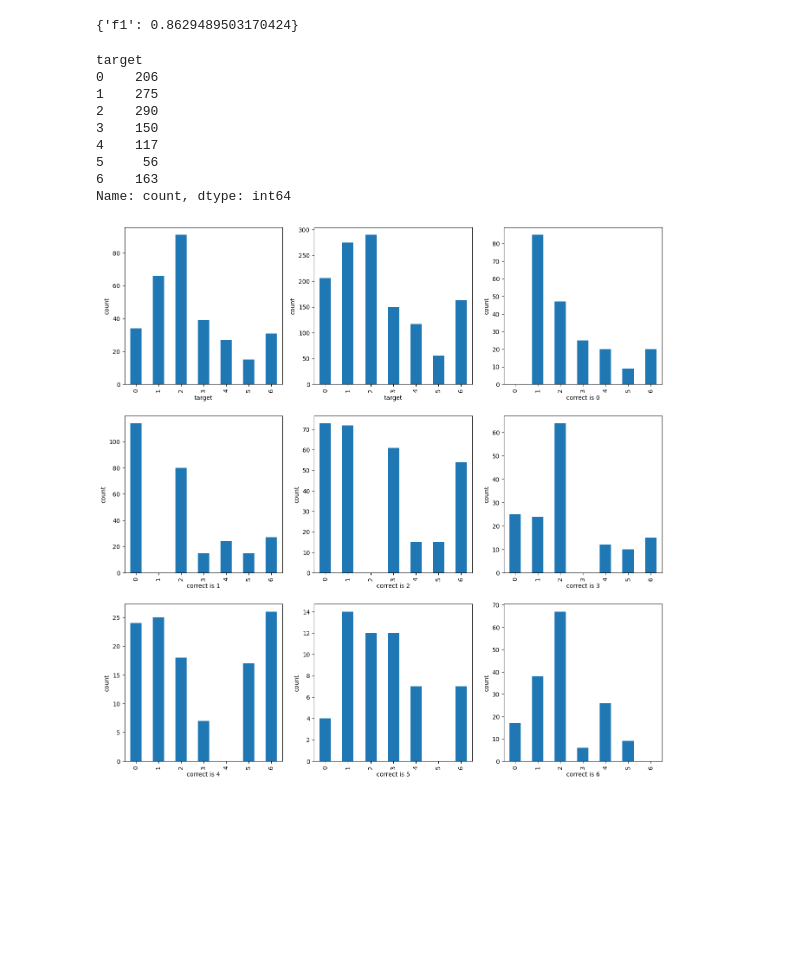
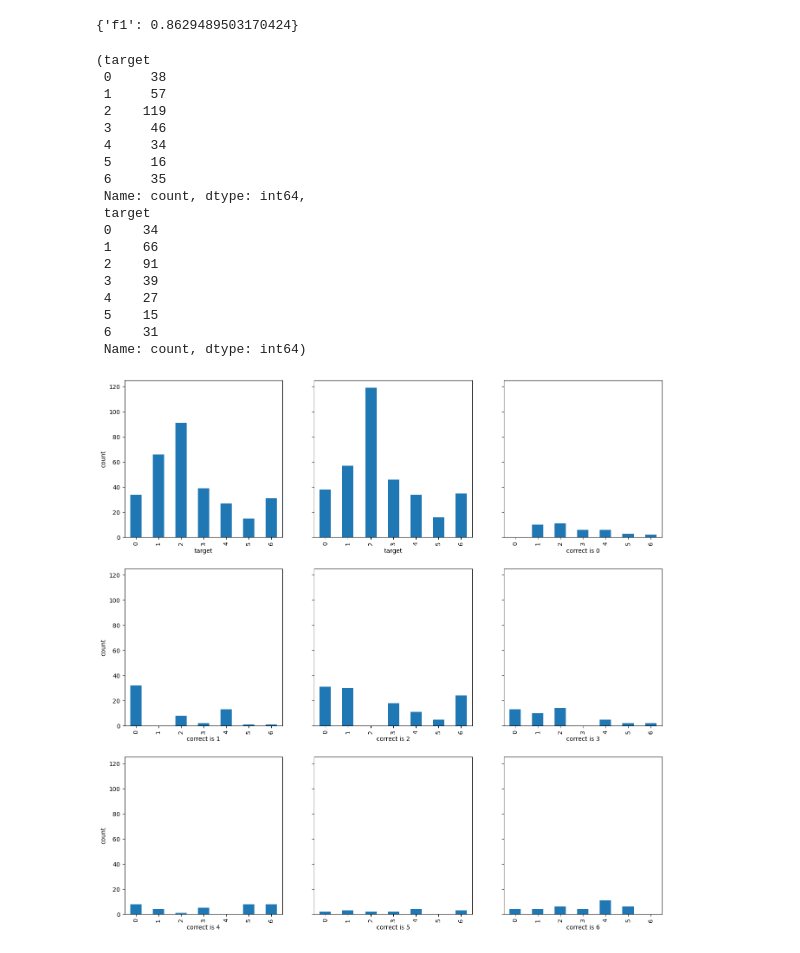
Before and after one commit to SangGank/bc_project3, a Jupyter notebook: analysis/dataAnalysis.ipynb, the cells around one changed output. Saved outputs shown, nothing was run; the diff lists cells and outputs as text; code cells hidden in the pictures; blank space fills up the shorter version.

```diff
--- a/analysis/dataAnalysis.ipynb
+++ b/analysis/dataAnalysis.ipynb
@@ -136,0 +144,11 @@ Name: count, dtype: int64
+# %%
+valid = pd.read_csv('../dev/dev_add2_1000.csv')
+
+fig, axes =plt.subplots(3,3,figsize=(16,16),sharey='all')
+axes =axes.flatten()
+valid_origin[valid_origin.target != valid_origin.pred_target].target.value_counts().reindex(range(7)).plot(kind='bar',ax=axes[0],ylabel='count')
+
+valid[valid.target != valid.pred_target].target.value_counts().reindex(range(7)).plot(kind='bar',ax=axes[1],ylabel='count')
+for i in range(7):
+    valid[(valid.target != valid.pred_target) & (valid.target==i) ].pred_target.value_counts().reindex(range(7)).plot(kind='bar',ax=axes[i+2],xlabel=f'correct is {i}',ylabel='count')
+valid[valid.target != valid.pred_target].target.value_counts().reindex(range(7)),valid_origin[valid_origin.target != valid_origin.pred_target].target.value_counts().reindex(range(7))
@@ -137,6 +175,5 @@ Name: count, dtype: int64
 # %%
-valid = pd.read_csv('../dev_add2_600.csv')
-
+valid = pd.read_csv('../dev/dev_remove_punc2_600.csv')
 fig, axes =plt.subplots(3,3,figsize=(16,16))
 axes =axes.flatten()
 valid[valid.target != valid.pred_target].target.value_counts().reindex(range(7)).plot(kind='bar',ax=axes[0],ylabel='count')
@@ -157,8 +193,0 @@ Name: count, dtype: int64
-# %%
-valid = pd.read_csv('../dev_add2_1000.csv')
-fig, axes =plt.subplots(3,3,figsize=(16,16))
-axes =axes.flatten()
-valid[valid.target != valid.pred_target].target.value_counts().reindex(range(7)).plot(kind='bar',ax=axes[0],ylabel='count')
-for i in range(7):
-    valid[(valid.target != valid.pred_target) & (valid.target==i) ].pred_target.value_counts().reindex(range(7)).plot(kind='bar',ax=axes[i+1],xlabel=f'correct is {i}',ylabel='count')
-valid[valid.target != valid.pred_target].target.value_counts().reindex(range(7))
@@ -176,8 +193,0 @@ Name: count, dtype: int64
-# %%
-valid = pd.read_csv('../dev_remove_punc2_600.csv')
-fig, axes =plt.subplots(3,3,figsize=(16,16))
-axes =axes.flatten()
-valid[valid.target != valid.pred_target].target.value_counts().reindex(range(7)).plot(kind='bar',ax=axes[0],ylabel='count')
-for i in range(7):
-    valid[(valid.target != valid.pred_target) & (valid.target==i) ].pred_target.value_counts().reindex(range(7)).plot(kind='bar',ax=axes[i+1],xlabel=f'correct is {i}',ylabel='count')
-valid[valid.target != valid.pred_target].target.value_counts().reindex(range(7))
@@ -239,25 +238,34 @@ f1.compute(predictions= valid2.pred_target, references=valid2.target, average='m
 {'f1': 0.8629489503170424}
 # %%
 valid = pd.read_csv('../dev/dev_arg2000.csv')
-fig, axes =plt.subplots(3,3,figsize=(16,16))
+fig, axes =plt.subplots(3,3,figsize=(16,16),sharey='all')
 axes =axes.flatten()
 valid_origin[valid_origin.target != valid_origin.pred_target].target.value_counts().reindex(range(7)).plot(kind='bar',ax=axes[0],ylabel='count')
 
 valid[valid.target != valid.pred_target].target.value_counts().reindex(range(7)).plot(kind='bar',ax=axes[1],ylabel='count')
 for i in range(7):
     valid[(valid.target != valid.pred_target) & (valid.target==i) ].pred_target.value_counts().reindex(range(7)).plot(kind='bar',ax=axes[i+2],xlabel=f'correct is {i}',ylabel='count')
-valid[valid.target != valid.pred_target].target.value_counts().reindex(range(7))
+valid[valid.target != valid.pred_target].target.value_counts().reindex(range(7)),valid_origin[valid_origin.target != valid_origin.pred_target].target.value_counts().reindex(range(7))
 # %% [output]
-target
-0    206
-1    275
-2    290
-3    150
-4    117
-5     56
-6    163
-Name: count, dtype: int64
+(target
+ 0     38
+ 1     57
+ 2    119
+ 3     46
+ 4     34
+ 5     16
+ 6     35
+ Name: count, dtype: int64,
+ target
+ 0    34
+ 1    66
+ 2    91
+ 3    39
+ 4    27
+ 5    15
+ 6    31
+ Name: count, dtype: int64)
-[figure, old version]
+[figure, new version]
 # %%
 valid = pd.read_csv('../dev/dev_remove2000.csv')
 fig, axes =plt.subplots(3,3,figsize=(16,16))
```
Also changed, not shown: parts of 18 cells of this notebook, 11 other files.
